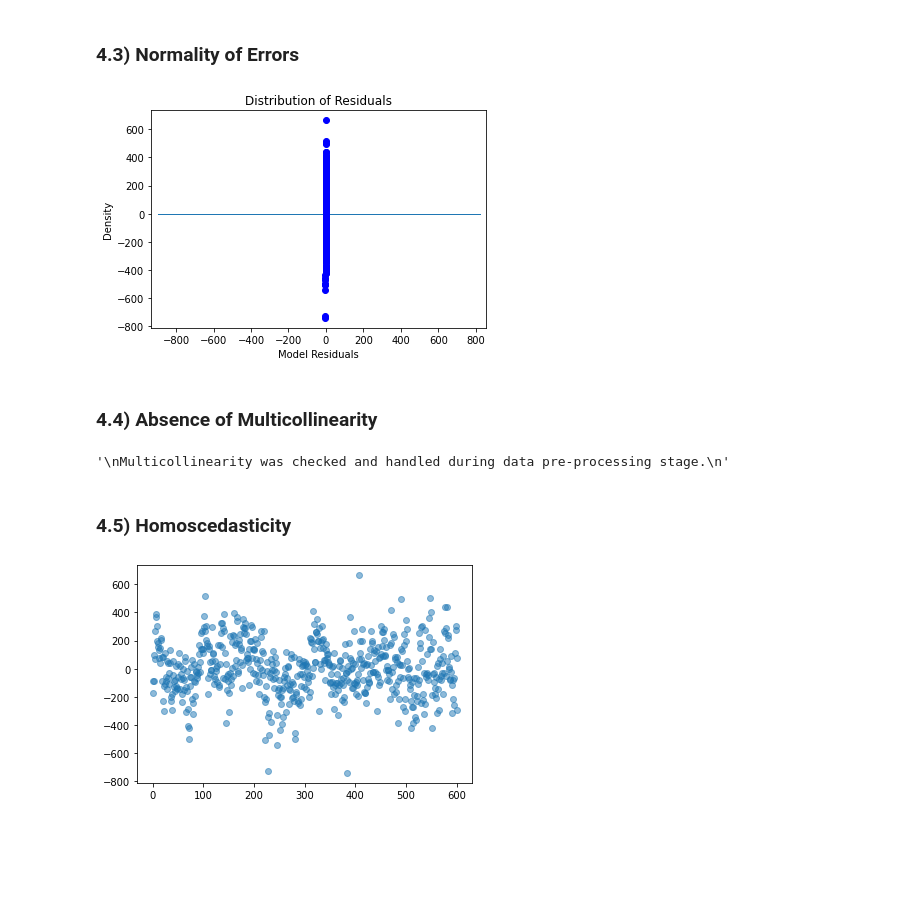
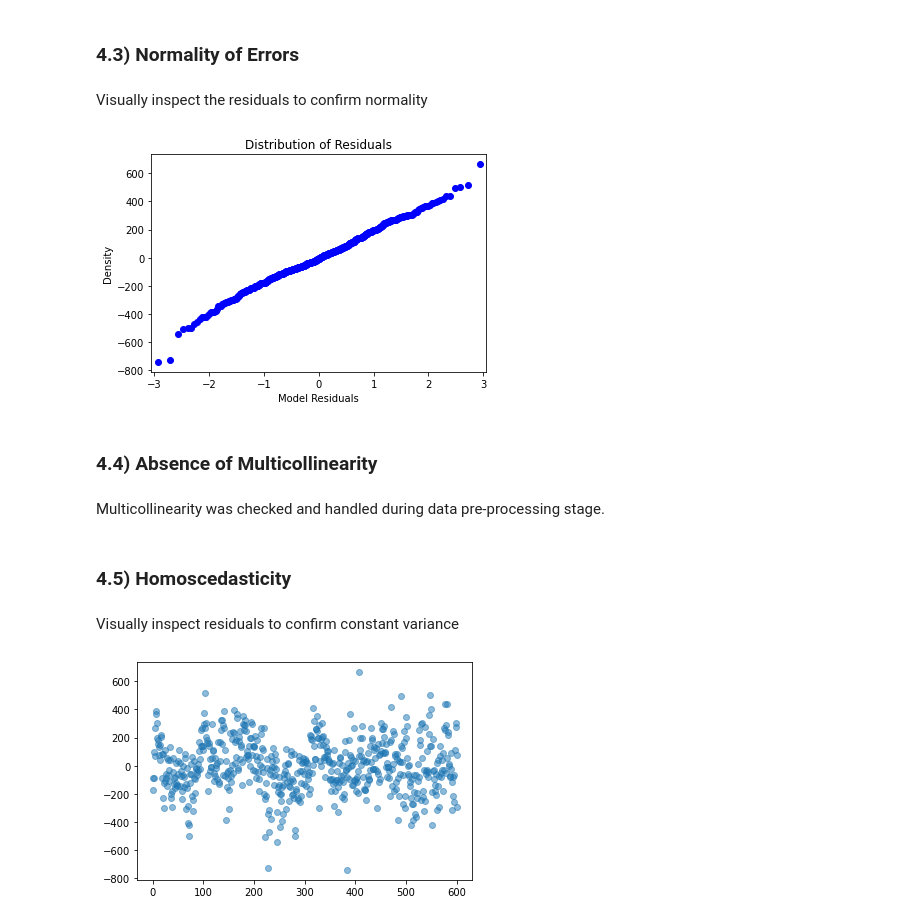
Before and after one commit to google/rba, a Jupyter notebook: Standard Regression (BQML).ipynb, the cells around one changed output. Cells and saved outputs as stored; diff of their text form; code cells hidden in the pictures; blank space fills up the shorter version.

```diff
--- a/Standard Regression (BQML).ipynb
+++ b/Standard Regression (BQML).ipynb
@@ -309,24 +243,19 @@ plt.show()
 [figure]
 # %% [markdown]
 ### 4.3) Normality of Errors
+# %% [markdown]
+Visually inspect the residuals to confirm normality
 # %%
-'''
-Visually inspect the residuals to confirm normality
-'''
-
 fig = sm.qqplot(model_predictions.residuals)
-sns.kdeplot(model_predictions.residuals, label = '', shade = True)
 plt.xlabel('Model Residuals'); plt.ylabel('Density'); plt.title('Distribution of Residuals');
 # %% [output]
-[figure, old version]
+[figure, new version]
 # %% [markdown]
 ### 4.4) Absence of Multicollinearity
-# %%
-'''
-Multicollinearity was checked and handled during data pre-processing stage.
-'''
-# %% [output]
-'\nMulticollinearity was checked and handled during data pre-processing stage.\n'
+# %% [markdown]
+Multicollinearity was checked and handled during data pre-processing stage.
 # %% [markdown]
 ### 4.5) Homoscedasticity
+# %% [markdown]
+Visually inspect residuals to confirm constant variance
 # %%
```
Also changed, not shown: parts of 30 cells of this notebook.
